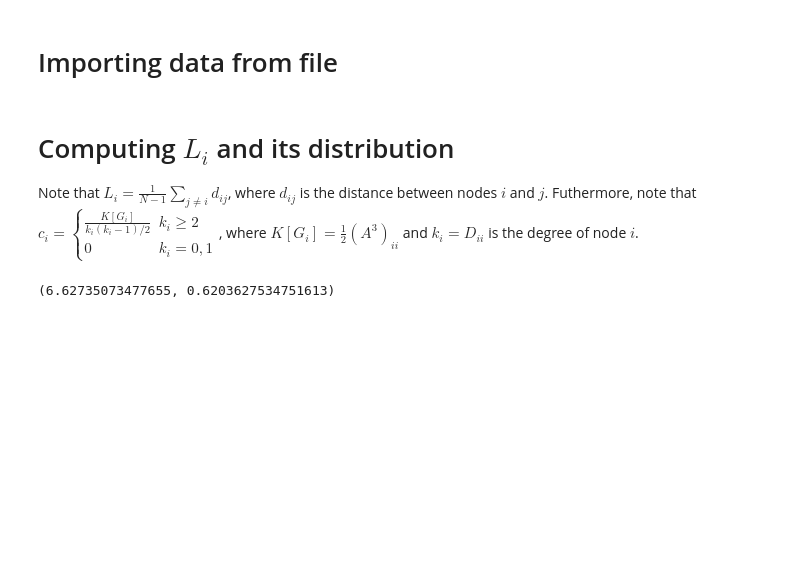
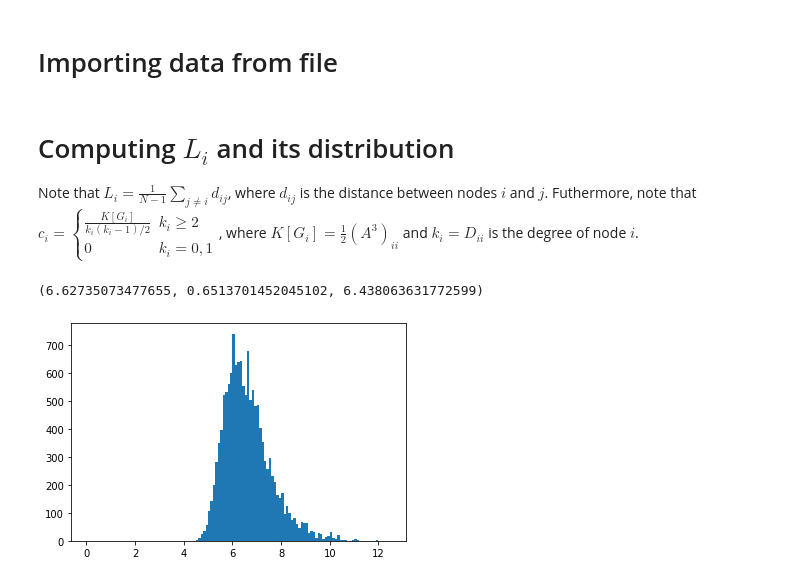
Before and after one commit to bcho04/coauth-approx, a Jupyter notebook: main.ipynb, the cells around one changed output. Saved outputs shown, nothing was run; the diff lists cells and outputs as text; code cells hidden in the pictures; blank space fills up the shorter version.

```diff
--- a/main.ipynb
+++ b/main.ipynb
@@ -37,7 +39,7 @@ def connected_component(A, i): # A: adjacency matrix, i: node to find component
 # We can use NetworkX instead for speed.
 G = nx.convert_matrix.from_numpy_array(A)
 C_n = max(nx.connected_components(G))
-C = G.subgraph(max(nx.connected_components(G)))
+C = G.subgraph(C_n)
 # %% [markdown]
 # Computing $L_i$ and its distribution
 
@@ -56,0 +56,5 @@ c_i = nx.clustering(G)
+# %%
+# Alternatively, read from existing file for L_i.
+with open("./coauthorship/coauthorship_cond-mat/average-dist.txt", "r") as dist_file:
+    L_i = ast.literal_eval(dist_file.readline())
+    dist_file.close()
@@ -57,10 +63,21 @@ c_i = nx.clustering(G)
 # %%
 # Calculate L = (1/N) ∑ L_i, the characteristic path length
-L = np.average(list(L_i.values()))
+L_avg = np.average(list(L_i.values()))
 
 # Calculate C = (1/N) ∑ c_i, the clustering coefficient of the graph
-C = np.average(list(c_i.values()))
+C_avg = np.average(list(c_i.values()))
 
-L, C
+# Calculate D_avg = (1/N) ∑ d_i, the degrees of the nodes in the graph
+D_dist = [D[i,i] for i in C_n]
+D_avg = np.average(D_dist)
+
+L_avg, C_avg, D_avg
 # %% [output]
-(6.62735073477655, 0.6203627534751613)
+(6.62735073477655, 0.6513701452045102, 6.438063631772599)
+# %%
+%matplotlib inline
+# Plot L_i distribution as histogram.
+plt.hist(L_i.values(), bins=np.linspace(0,12.5,126))
+plt.show()
+# %% [output]
+[figure, added]
```
Also changed, not shown: parts of 25 cells of this notebook.
